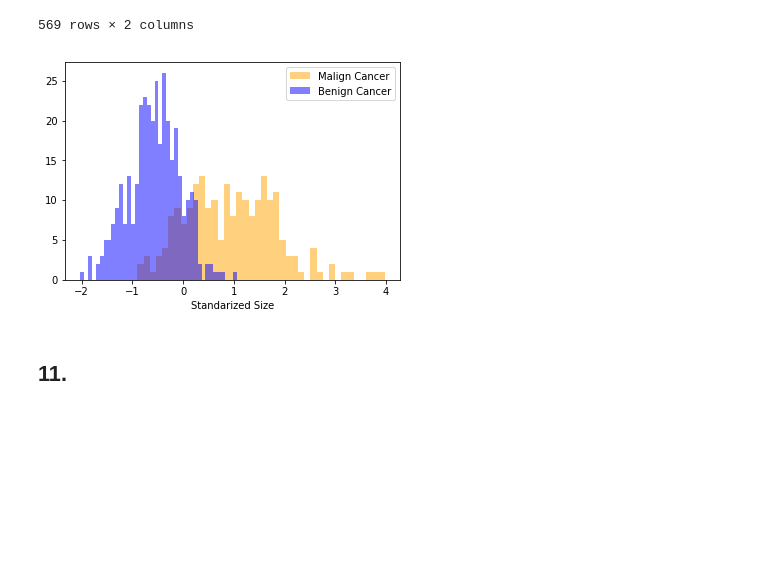
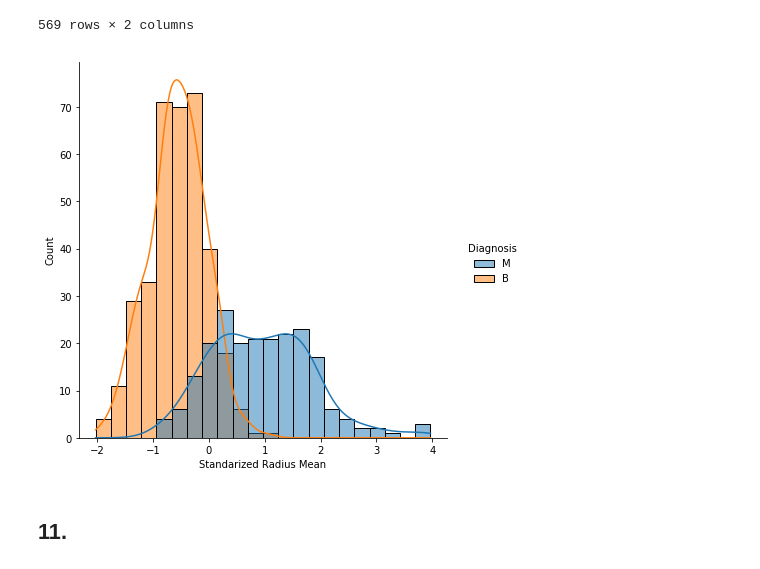
Before and after one commit to hernansalinas/Curso_aprendizaje_estadistico, a Jupyter notebook: Tareas/Restrepo-9709/Laboratorio_1.ipynb, the cells around one changed output. Drawn from its saved outputs; the diff is of its cells as text; code cells hidden in the pictures; blank space fills up the shorter version.

```diff
--- a/Tareas/Restrepo-9709/Laboratorio_1.ipynb
+++ b/Tareas/Restrepo-9709/Laboratorio_1.ipynb
@@ -352,13 +352,12 @@ dfrmM = dfrm[filtM]
 # %%
 filtB = (dfrm['Diagnosis'] == 'B')
 dfrmB = dfrm[filtB]
-# %%
-plt.hist(x = dfrmM.RadiusMean, color = 'orange',alpha = 0.5, bins = 40, label = 'Malign Cancer')
-plt.hist(x = dfrmB.RadiusMean, color = 'blue',alpha = 0.5, bins = 40,  label = 'Benign Cancer')
-plt.legend()
-plt.xlabel('Standarized Size')
-plt.show()
-# %% [output]
-[figure, removed]
+# %%
+sns.displot(dfrm, x = "RadiusMean", hue = "Diagnosis", kde = True, height = 6)
+plt.xlabel('Standarized Radius Mean')
+plt.show()
+#sns.__version__
+# %% [output]
+[figure, added]
 # %% [markdown]
 ## 11.
```
Also changed, not shown: parts of 18 cells of this notebook, 2 other files.
